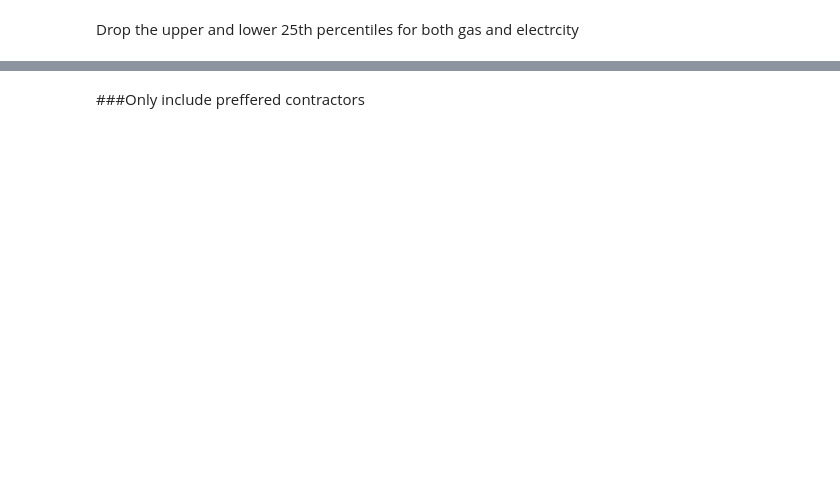
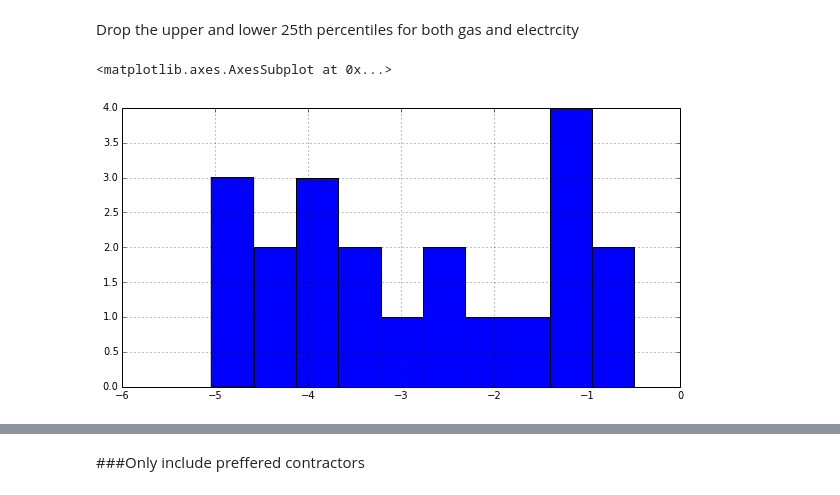
Before and after one commit to impactlab/CalTest, a Jupyter notebook: src/notebooks/CalTestHomeSelectionSCEGas.ipynb, the cells around one changed output, grey strips where cells are left out. Cells and saved outputs as stored; diff of their text form; code cells hidden in the pictures; blank space fills up the shorter version.

```diff
--- a/src/notebooks/CalTestHomeSelectionSCEGas.ipynb
+++ b/src/notebooks/CalTestHomeSelectionSCEGas.ipynb
@@ -290,2 +287,9 @@ Drop the upper and lower 25th percentiles for both gas and electrcity
+# %%
+df = df[df.realization_rate_gas < df.realization_rate_gas.quantile(.65)]
+df = df[df.realization_rate_gas.quantile(.35) < df.realization_rate_gas]
+df.realization_rate_gas.hist(figsize=(10,5))
+# %% [output]
+<matplotlib.axes.AxesSubplot at 0x...>
+[figure, added]
 # %%
 len(df)
```
Also changed, not shown: parts of 11 cells of this notebook, 15 other files.
